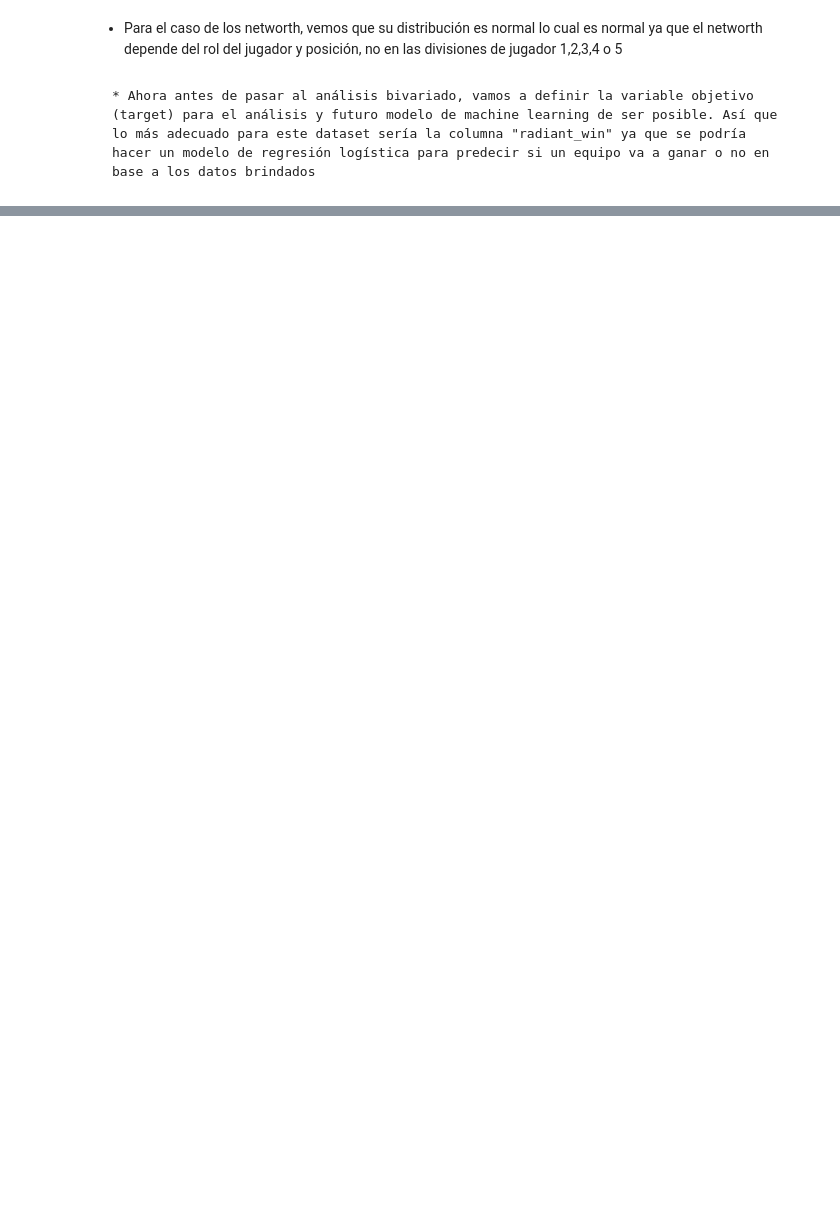
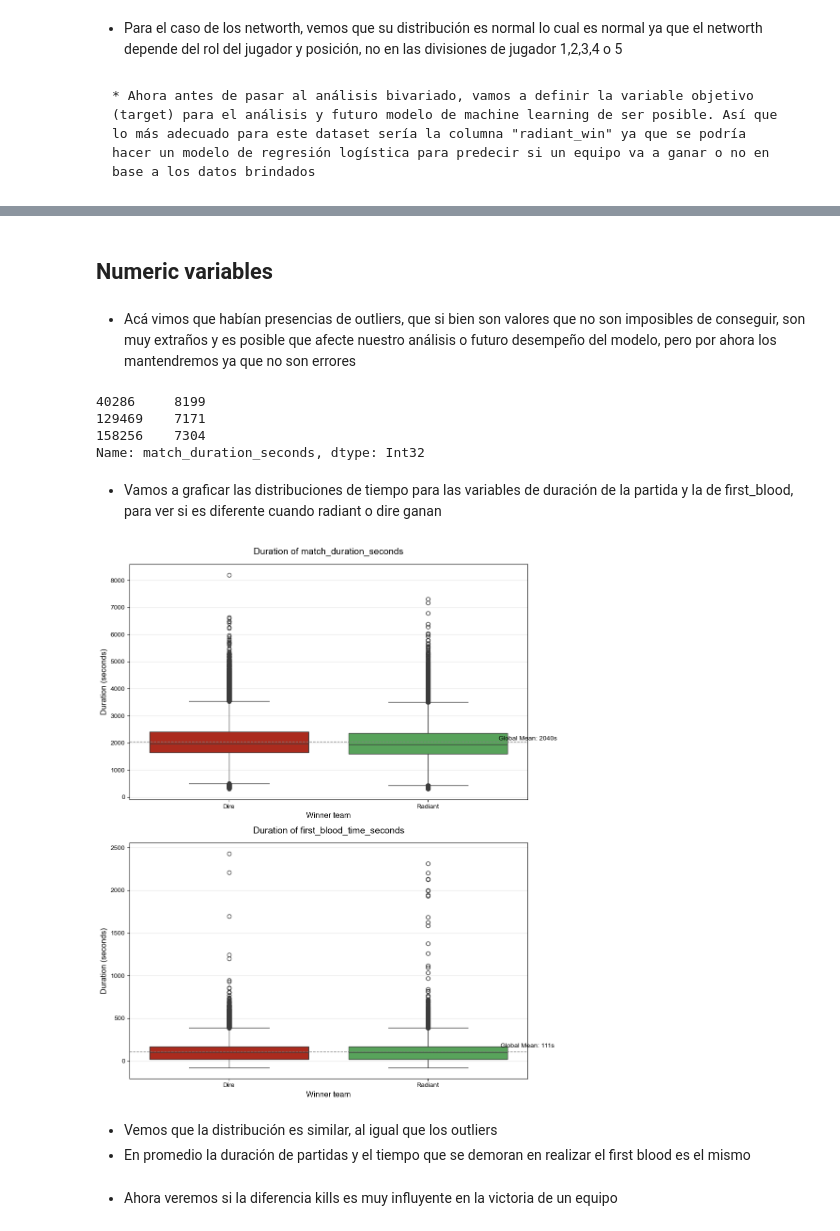
Before and after one commit to rtezen23/dota_2_eda, a Jupyter notebook: 2_eda.ipynb, the cells around one changed output, grey strips where cells are left out. Saved outputs shown, nothing was run; the diff lists cells and outputs as text; code cells hidden in the pictures; blank space fills up the shorter version.

Commit message:
finish first version of eda file and save file for model

```diff
--- a/2_eda.ipynb
+++ b/2_eda.ipynb
@@ -354,0 +396,6 @@ Generando el gráfico de distribución de victorias...
+# %% [markdown]
+## Numeric variables
+# %% [markdown]
+* Acá vimos que habían presencias de outliers, que si bien son valores que no son imposibles de conseguir, son muy extraños y es posible que afecte nuestro análisis o futuro desempeño del modelo, pero por ahora los mantendremos ya que no son errores
+# %%
+main_numeric_cols = ["match_duration_seconds", "first_blood_time_seconds"]
@@ -354,0 +413,51 @@ Generando el gráfico de distribución de victorias...
+# %%
+# solo con el multiplicador 6 obtenemos los verdaderos outliers, pero aún no haremos nada conellos
+get_outliers_iqr(df['match_duration_seconds'], 6)
+# %% [output]
+40286     8199
+129469    7171
+158256    7304
+Name: match_duration_seconds, dtype: Int32
+# %% [markdown]
+* Vamos a graficar las distribuciones de tiempo para las variables de duración de la partida y la de first_blood, para ver si es diferente cuando radiant o dire ganan
+# %%
+# Configura los colores oficiales de Dota 2 (Radiant verde, Dire rojo)
+dota_palette = {'Dire': '#C21807', 'Radiant': '#4CAF50'}  # Rojo oscuro y verde esmeralda
+
+# Mapea los valores 0/1 a etiquetas
+df['team_win'] = df['radiant_win'].map({0: 'Dire', 1: 'Radiant'})
+# %%
+# plot boxplot for numeric variables (provided by deepseek)
+
+fig, axes = plt.subplots(nrows=len(main_numeric_cols), figsize=(10, 6*len(main_numeric_cols)))
+
+for ax, col in zip(axes, main_numeric_cols):
+    # Crea el gráfico
+    sns.boxplot(data=df,
+                x='team_win',
+                y=col,
+                hue='team_win',
+                palette=dota_palette,
+                ax=ax,
+                order=['Dire', 'Radiant'])  # Orden específico
+
+    # Personalización profesional
+    ax.set_title(f'Duration of {col}', fontsize=14, pad=15)
+    ax.set_xlabel('Winner team', fontsize=12)
+    ax.set_ylabel('Duration (seconds)', fontsize=12)
+    ax.grid(axis='y', alpha=0.3)
+
+    # Opcional: Añadir líneas de referencia
+    mean_duration = df[col].mean()
+    ax.axhline(mean_duration, color='gray', linestyle='--', linewidth=1)
+    ax.text(1.5, mean_duration+50, f'Global Mean: {mean_duration:.0f}s', ha='center')
+
+plt.tight_layout()
+plt.show()
+# %% [output]
+[figure, added]
+# %% [markdown]
+* Vemos que la distribución es similar, al igual que los outliers
+* En promedio la duración de partidas y el tiempo que se demoran en realizar el first blood es el mismo
+# %% [markdown]
+* Ahora veremos si la diferencia kills es muy influyente en la victoria de un equipo
```
Also changed, not shown: parts of 28 cells of this notebook, 1 other file.
